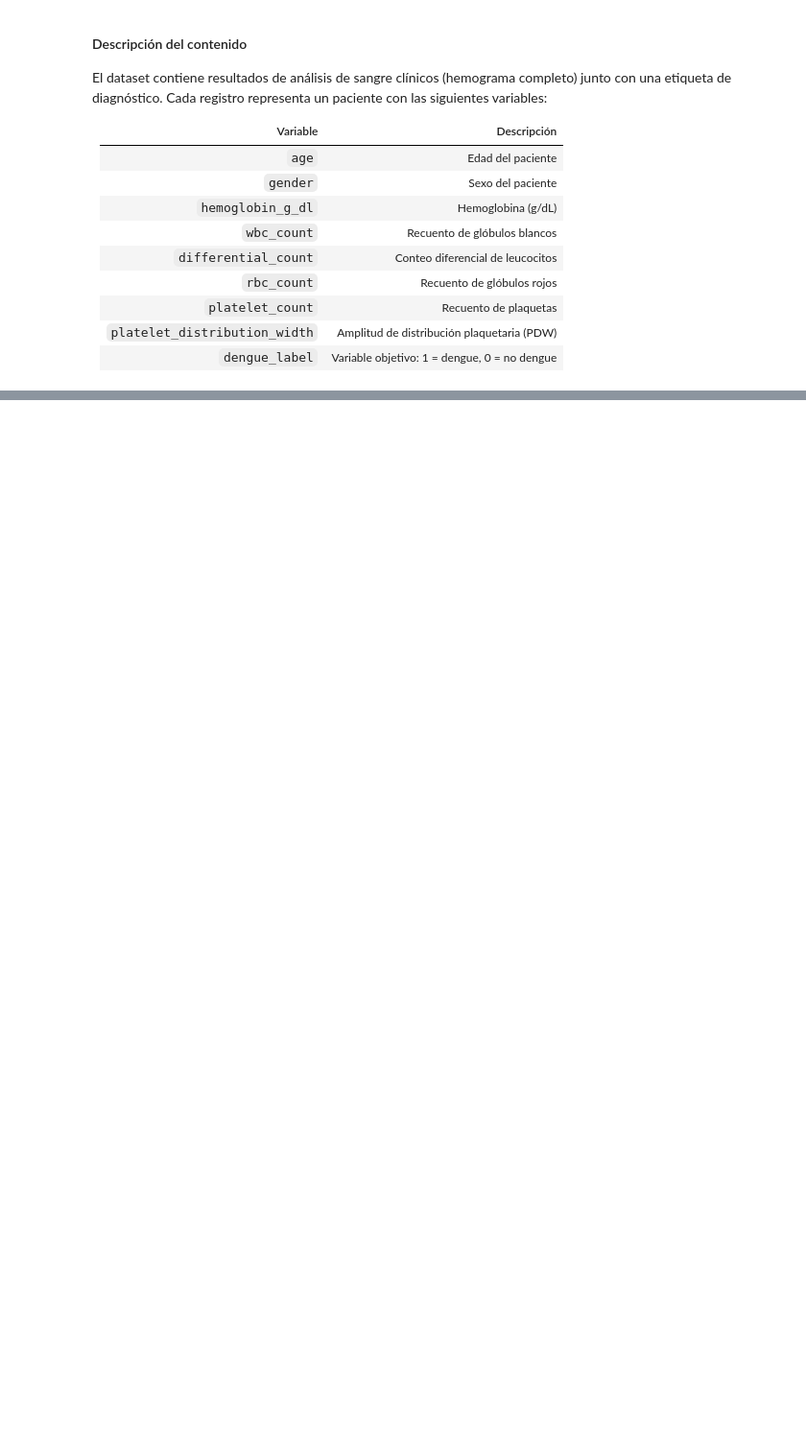
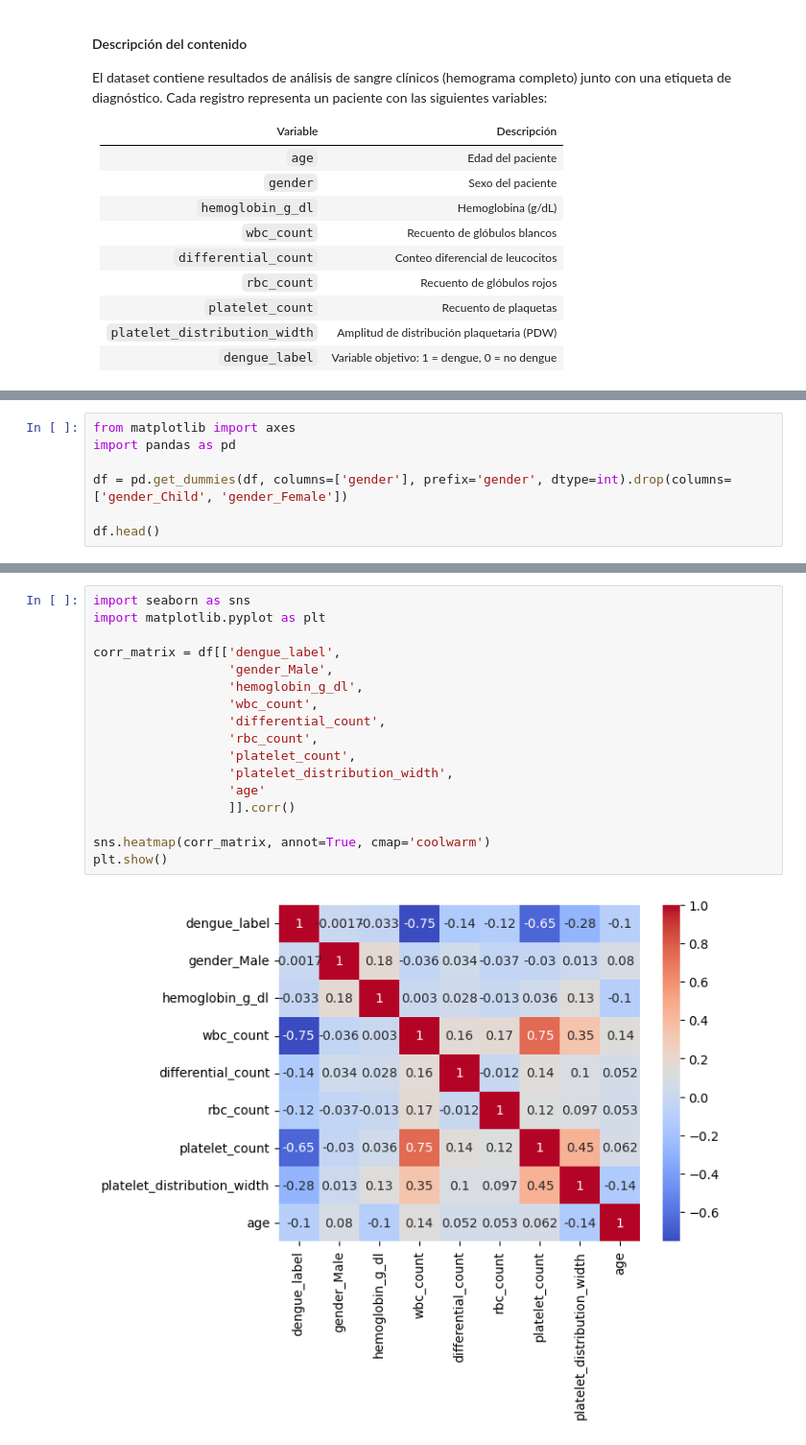
Before and after one commit to nColli/dengue-detection-ml, a Jupyter notebook: train.ipynb, the cells around one changed output, grey strips where cells are left out. Shown at 96% size. Saved outputs shown, nothing was run; the diff lists cells and outputs as text; blank space fills up the shorter version.

```diff
--- a/train.ipynb
+++ b/train.ipynb
@@ -65,0 +82,7 @@ Using Colab cache for faster access to the 'dengue-detection-dataset-clinical-da
+# %%
+from matplotlib import axes
+import pandas as pd
+
+df = pd.get_dummies(df, columns=['gender'], prefix='gender', dtype=int).drop(columns=['gender_Child', 'gender_Female'])
+
+df.head()
@@ -65,0 +138,19 @@ Using Colab cache for faster access to the 'dengue-detection-dataset-clinical-da
+# %%
+import seaborn as sns
+import matplotlib.pyplot as plt
+
+corr_matrix = df[['dengue_label',
+                  'gender_Male',
+                  'hemoglobin_g_dl',
+                  'wbc_count',
+                  'differential_count',
+                  'rbc_count',
+                  'platelet_count',
+                  'platelet_distribution_width',
+                  'age'
+                  ]].corr()
+
+sns.heatmap(corr_matrix, annot=True, cmap='coolwarm')
+plt.show()
+# %% [output]
+[figure, added]
```
Also changed, not shown: parts of 31 cells of this notebook.
